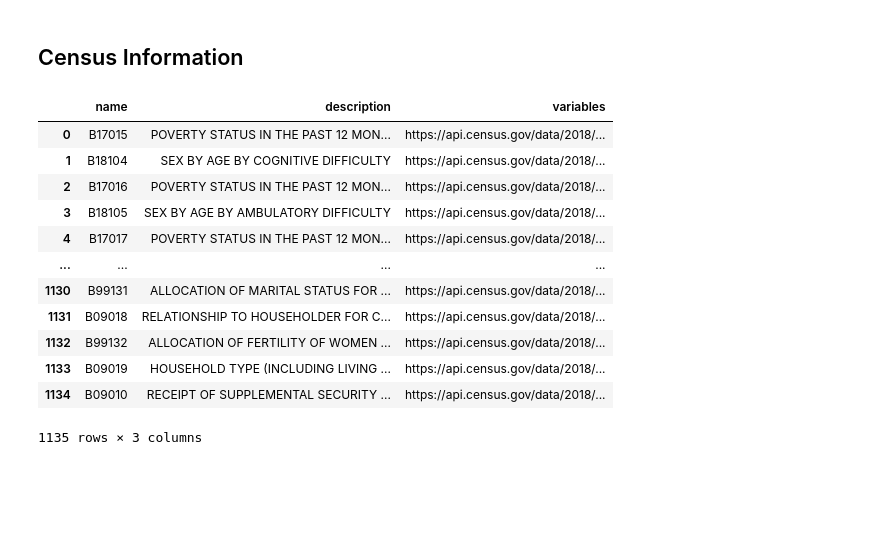
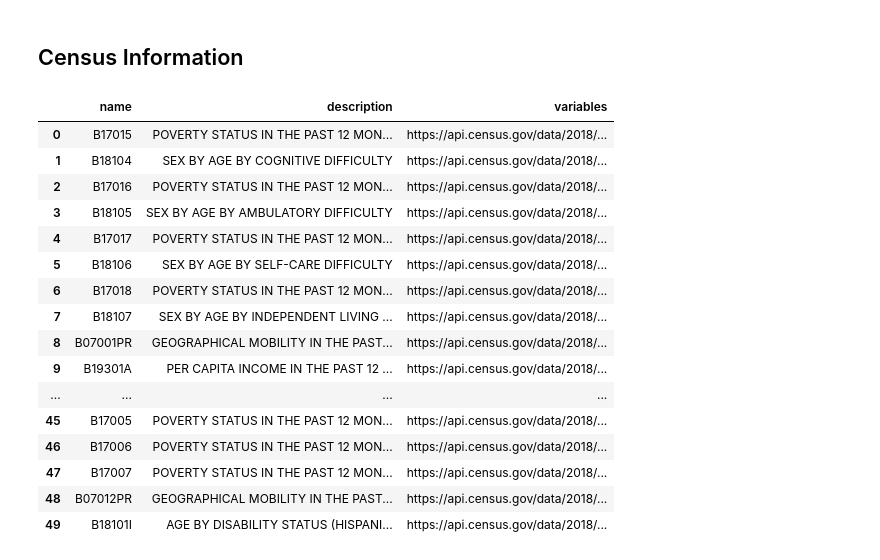
Before and after one commit to Pankaj-gh/Rice-Project-1-G11, a Jupyter notebook: main_script.ipynb, the cells around one changed output. Saved outputs shown, nothing was run; the diff lists cells and outputs as text; code cells hidden in the pictures; blank space fills up the shorter version.

```diff
--- a/main_script.ipynb
+++ b/main_script.ipynb
@@ -80,18 +81,22 @@ pd.set_option('max_colwidth', 300)
 tables = c.acs5.tables()
 # %%
 table_df=pd.DataFrame(tables)
-table_df
+table_df.head(50)
 # %% [output]
 |  | name | description | variables |
 | 0 | B17015 | POVERTY STATUS IN THE PAST 12 MON... | https://api.census.gov/data/2018/... |
 | 1 | B18104 | SEX BY AGE BY COGNITIVE DIFFICULTY | https://api.census.gov/data/2018/... |
 | 2 | B17016 | POVERTY STATUS IN THE PAST 12 MON... | https://api.census.gov/data/2018/... |
 | 3 | B18105 | SEX BY AGE BY AMBULATORY DIFFICULTY | https://api.census.gov/data/2018/... |
 | 4 | B17017 | POVERTY STATUS IN THE PAST 12 MON... | https://api.census.gov/data/2018/... |
+| 5 | B18106 | SEX BY AGE BY SELF-CARE DIFFICULTY | https://api.census.gov/data/2018/... |
+| 6 | B17018 | POVERTY STATUS IN THE PAST 12 MON... | https://api.census.gov/data/2018/... |
+| 7 | B18107 | SEX BY AGE BY INDEPENDENT LIVING ... | https://api.census.gov/data/2018/... |
+| 8 | B07001PR | GEOGRAPHICAL MOBILITY IN THE PAST... | https://api.census.gov/data/2018/... |
+| 9 | B19301A | PER CAPITA INCOME IN THE PAST 12 ... | https://api.census.gov/data/2018/... |
 | ... | ... | ... | ... |
-| 1130 | B99131 | ALLOCATION OF MARITAL STATUS FOR ... | https://api.census.gov/data/2018/... |
-| 1131 | B09018 | RELATIONSHIP TO HOUSEHOLDER FOR C... | https://api.census.gov/data/2018/... |
-| 1132 | B99132 | ALLOCATION OF FERTILITY OF WOMEN ... | https://api.census.gov/data/2018/... |
-| 1133 | B09019 | HOUSEHOLD TYPE (INCLUDING LIVING ... | https://api.census.gov/data/2018/... |
-| 1134 | B09010 | RECEIPT OF SUPPLEMENTAL SECURITY ... | https://api.census.gov/data/2018/... |
+| 45 | B17005 | POVERTY STATUS IN THE PAST 12 MON... | https://api.census.gov/data/2018/... |
+| 46 | B17006 | POVERTY STATUS IN THE PAST 12 MON... | https://api.census.gov/data/2018/... |
+| 47 | B17007 | POVERTY STATUS IN THE PAST 12 MON... | https://api.census.gov/data/2018/... |
+| 48 | B07012PR | GEOGRAPHICAL MOBILITY IN THE PAST... | https://api.census.gov/data/2018/... |
+| 49 | B18101I | AGE BY DISABILITY STATUS (HISPANI... | https://api.census.gov/data/2018/... |
-1135 rows × 3 columns
```
Also changed, not shown: parts of 11 cells of this notebook.
